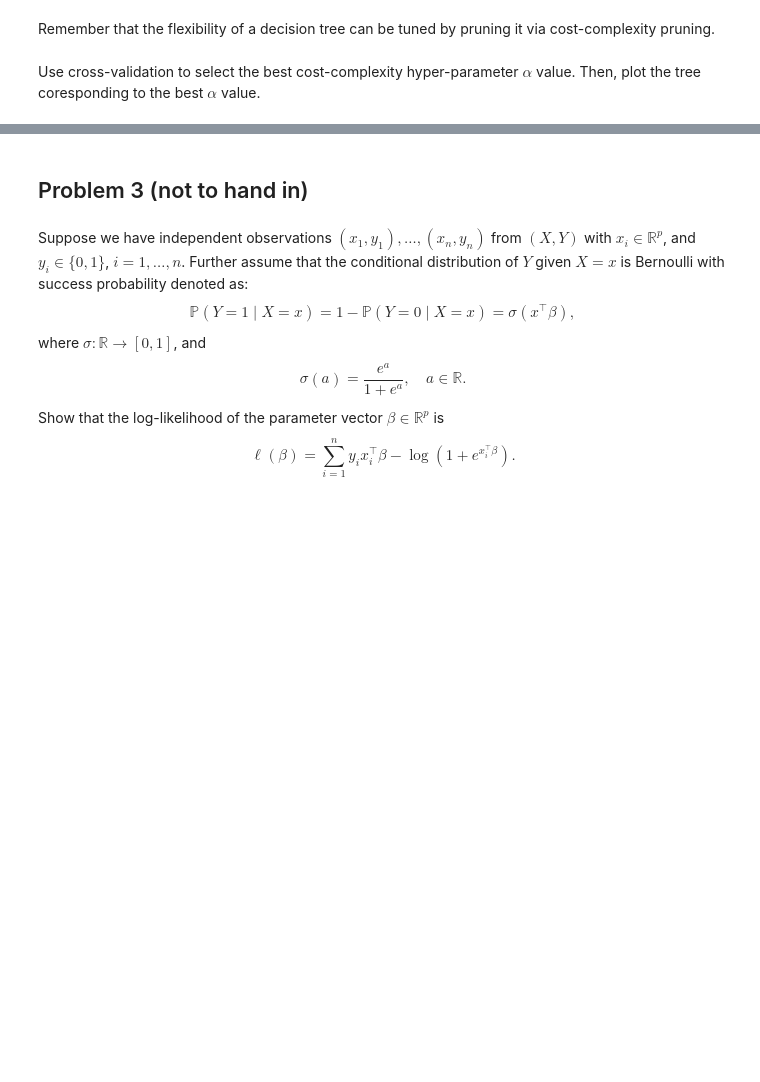
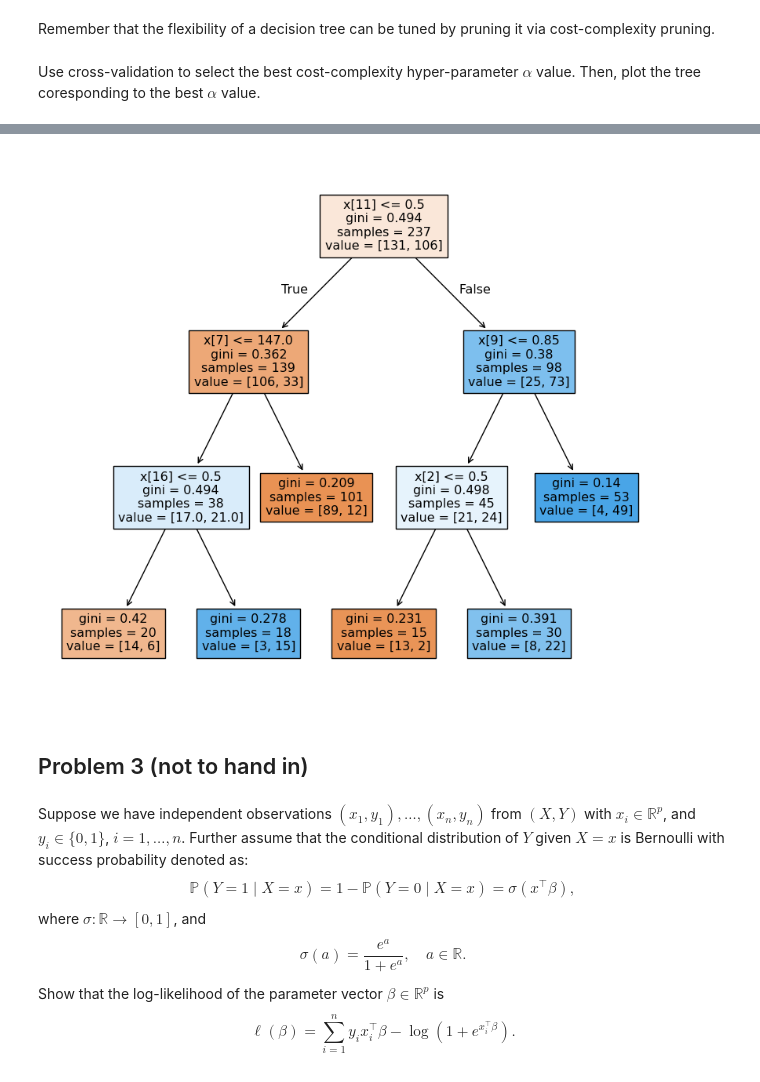
Before and after one commit to Guus03/MSc-Business-Analytics, a Jupyter notebook: Machine-Learning/Exercise_06.ipynb, the cells around one changed output, grey strips where cells are left out. Saved outputs shown, nothing was run; the diff lists cells and outputs as text; code cells hidden in the pictures; blank space fills up the shorter version.

```diff
--- a/Machine-Learning/Exercise_06.ipynb
+++ b/Machine-Learning/Exercise_06.ipynb
@@ -142,3 +352,12 @@ plt.show()
+# %%
+# Show the tree with the best parameter
+plt.figure(figsize=(10,9))
+plot_tree(best_tree, filled=True)
+plt.show()
+
+# Way easier tree leads to lower training accuracy (85% vs 100%), but higher test accuracy (75% vs 66,6%). Less overfitting leads to better generalization.
+# %% [output]
+[figure, added]
 # %% [markdown]
 ## Problem 3 (not to hand in)
 # %% [markdown]
```
Also changed, not shown: parts of 22 cells of this notebook.
